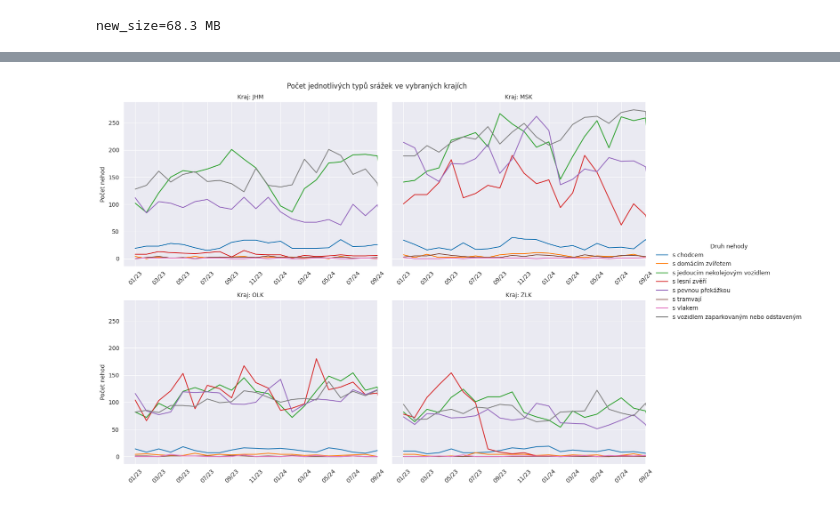
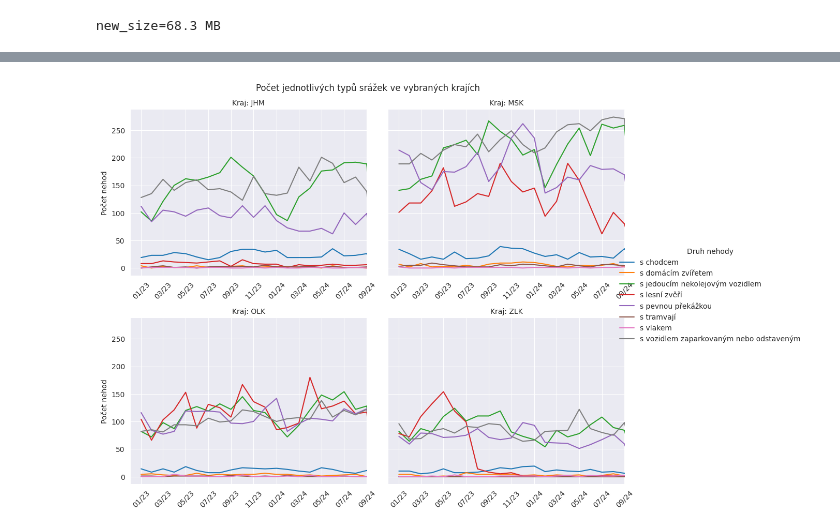
Before and after one commit to antiphyv2/FIT_IZV-PROJ, a Jupyter notebook: partTwo/analysis.ipynb, the cells around one changed output, grey strips where cells are left out. Drawn from its saved outputs; the diff is of its cells as text; code cells hidden in the pictures.

```diff
--- a/partTwo/analysis.ipynb
+++ b/partTwo/analysis.ipynb
@@ -6,6 +6,12 @@ import numpy as np
 import zipfile
 
 def load_data(filename : str, ds : str) -> pd.DataFrame:
+    """
+    Concatenates specified .xls files from the given zip file and returns them as a single dataframe
+    :param filename: string containing path to the zip file
+    :param ds: string containing the suffix of the files to be processed
+    :return: pandas dataframe containing the concatenated data
+    """
 
     with zipfile.ZipFile(filename, 'r') as zipFile:
 
@@ -33,6 +39,12 @@ def load_data(filename : str, ds : str) -> pd.DataFrame:
 
 
 def parse_data(df: pd.DataFrame, verbose: bool = False) -> pd.DataFrame:
+    """
+    Parses the given dataframe which is cleaned and filtered based on the task description
+    :param df: pandas dataframe to be processed
+    :param verbose: if True prints deep memory usage of the dataframe in megabytes
+    :return: pandas dataframe containing the modified data
+    """
 
     # Define region dictionary for mapping
     regions = {
@@ -42,7 +54,7 @@ def parse_data(df: pd.DataFrame, verbose: bool = False) -> pd.DataFrame:
         18: "LBK", 19: "KVK"
     }
 
-    #Copy the dataframe to avoid SettingWithCopyWarning
+    #Create a new dataframe which is a copy of the original dataframe
     newDf = df.copy()
 
     # Create new column with date in datetime format
@@ -231,6 +242,12 @@ plot_alcohol(df2, df_conequences, "02_alcohol.png", True)
 # %%
 def plot_type(df: pd.DataFrame, fig_location: str = None,
               show_figure: bool = False):
+    """
+    Plots a seaborn relplot showing the number of accidents in selected regions based on their type
+    :param df: pandas dataframe containing data
+    :param fig_location: string containing the path where the figure should be saved
+    :param show_figure: if True, shows the figure
+    """
 
     #Filter only 4 chosen regions
     dfFiltered = df[df["region"].isin(["OLK", "MSK", "JHM", "ZLK"])]
@@ -260,13 +277,13 @@ def plot_type(df: pd.DataFrame, fig_location: str = None,
 
     #Stack the dataframe to get the data in the right format for plotting
     dfToPlot = dfResampled.stack().reset_index(name="count")
-    # print(dfToPlot)
 
     #Create a relplot with "line" kind to plot the data in different regions
-    g = sns.relplot(data=dfToPlot, x="date", y="count", hue="accidentType", col="region", kind="line", palette="tab10", col_wrap=2)
+    g = sns.relplot(data=dfToPlot, x="date", y="count", hue="accidentType", col="region", kind="line", palette="tab10",
+                    col_wrap=2, height= 3.5 * 11/9, aspect=1/(11/9))
 
     #Move the legend to the right side of the subgraphs
-    sns.move_legend(g, "center right", title="Druh nehody", bbox_to_anchor=(1.26, 0.5))
+    sns.move_legend(g, "center right", title="Druh nehody", bbox_to_anchor=(1.33, 0.5))
 
     #Set the title of the whole figure
     g.figure.suptitle("Počet jednotlivých typů srážek ve vybraných krajích")
@@ -275,34 +292,34 @@ def plot_type(df: pd.DataFrame, fig_location: str = None,
     g.set_titles("Kraj: {col_name}")
 
     #set y axe label
     g.set_ylabels("Počet nehod")
 
     #Set the x axe labes to empty
     g.set_xlabels("")
 
     #Set the xtics with two months interval
     xticks = pd.date_range(start='2023-01-01', end='2024-10-01', freq='2ME')
 
     #Set the x axe limit for each subgraph and convert the xticks to the right format
     for ax in g.axes.flat:
         ax.set_xlim(pd.Timestamp("2023-01-01"), pd.Timestamp("2024-10-01"))
         ax.tick_params(axis='x', labelbottom=True, rotation=45)
-        #Taken from IZV lectures
+        #Taken from IZV lectures to convert xticks to time from the preview
         ax.set_xticks(xticks)
         ax.set_xticklabels([pd.to_datetime(tm, unit='d').strftime('%m/%y') for tm in xticks])
 
 
     #Use tight_layout to avoid overlapping of the subgraphs
     plt.tight_layout()
 
     #Save the figure if the location is given
     if fig_location:
-        plt.savefig(fig_location)
+        plt.savefig(fig_location, bbox_inches="tight")
 
     #show the figure if True
     if show_figure:
         plt.show()
 
-plot_type(df2, "03_type.png", True)
+plot_type(df2, "test.png", True)
 # %% [output]
-[figure, old version]
+[figure, new version]
```
Also changed, not shown: parts of 2 cells of this notebook, 1 other file.
